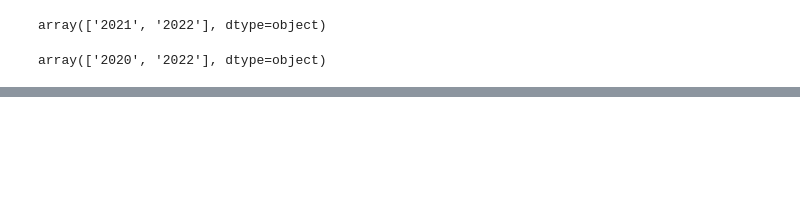
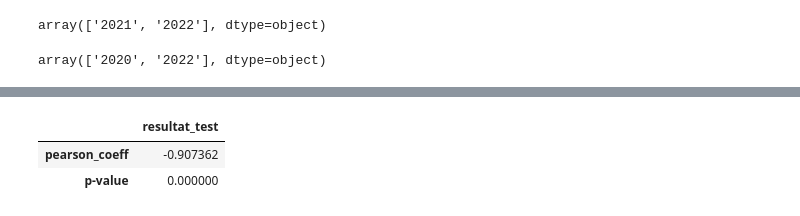
Before and after one commit to CosyRoxy/energie, a Jupyter notebook: Energie - explo.ipynb, the cells around one changed output, grey strips where cells are left out. Saved outputs shown, nothing was run; the diff lists cells and outputs as text; code cells hidden in the pictures; blank space fills up the shorter version.

```diff
--- a/Energie - explo.ipynb
+++ b/Energie - explo.ipynb
@@ -188,0 +192,6 @@ energie.drop('Column 30', axis=1, inplace=True)
+# %%
+#Fitrage du dataframe sur les régions qui produisent de l'énergie nucléaire
+
+
+nucléaire = energie[(energie['Région'] == 'Centre-Val de Loire') | (energie['Région'] == 'Normandie') | (energie['Région'] == 'Hauts-de-France') | (energie['Région'] == 'Grand Est')
+                    | (energie['Région'] == 'Nouvelle-Aquitaine') | (energie['Région'] == 'Occitanie')| (energie['Région'] == 'Auvergne-Rhône-Alpes')]
@@ -188,0 +209,19 @@ energie.drop('Column 30', axis=1, inplace=True)
+# %%
+#Test statistique n°2
+#Test entre 2 variables quantitatives : Échanges physiques vs Production Nucléaire (MW)
+
+from scipy.stats import pearsonr
+
+pd.DataFrame(pearsonr(nucléaire['Ech. physiques (MW)'], nucléaire['Nucléaire (MW)']), index=['pearson_coeff','p-value'], columns=['resultat_test'])
+
+#la p-value est < 5% et le coefficient proche de -1. On observe une forte corrélation négative entre ces 2 variables.
+#Lorsque la production d'énergie nucléaire augmente, les échanges physiques diminuent et inversement.
+
+#Test statistique n°3
+#Test entre 2 variables quantitatives : Échanges physiques vs Éolien terrestre
+#Sur la heatmap, on observe une relation similaire entre les variables Ech. physiques et Éolien terrestre.
+#Cela voudrait dire que lorsque la production d'éolien terrestre augmente, les échanges physiques diminuent et inversement.
+# %% [output]
+|  | resultat_test |
+| pearson_coeff | -0.907362 |
+| p-value | 0.000000 |
```
Also changed, not shown: parts of 13 cells of this notebook.
